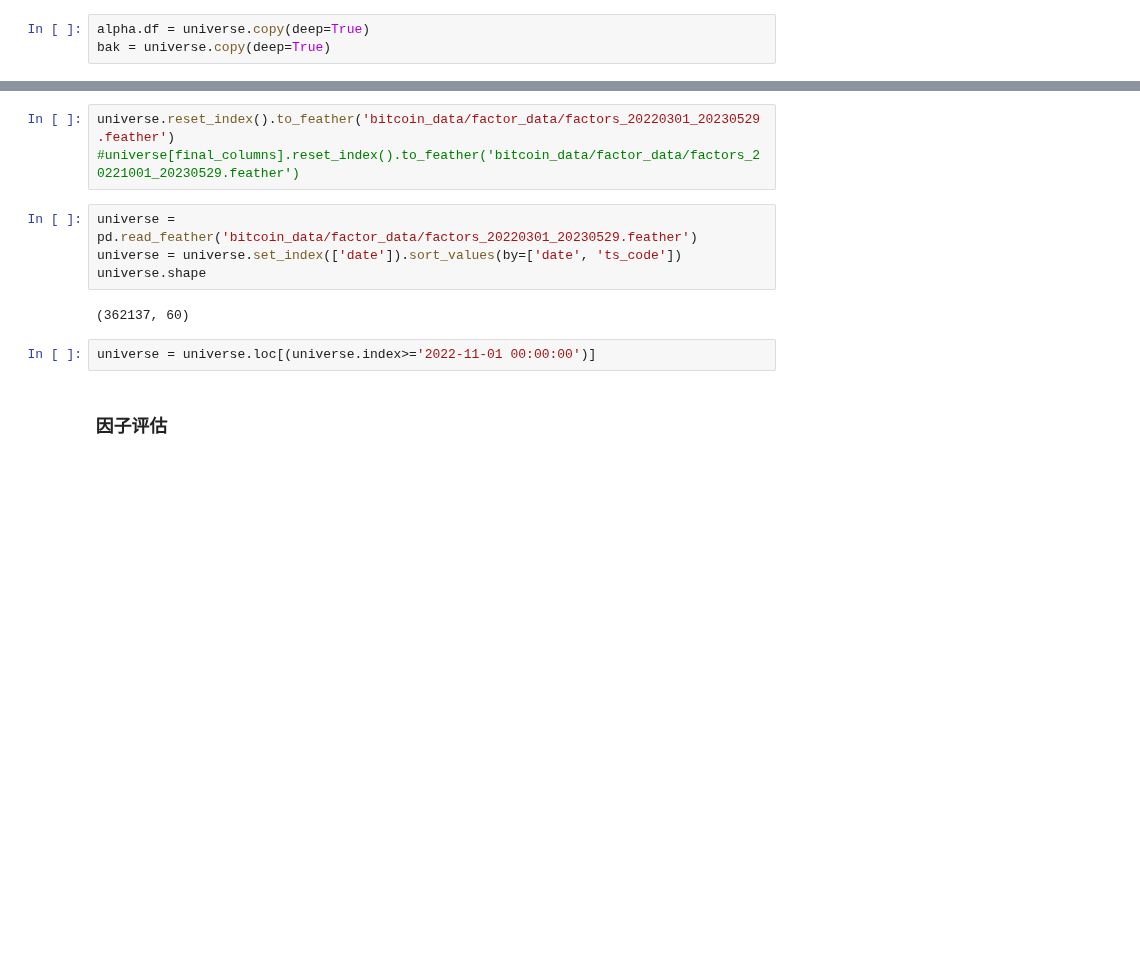
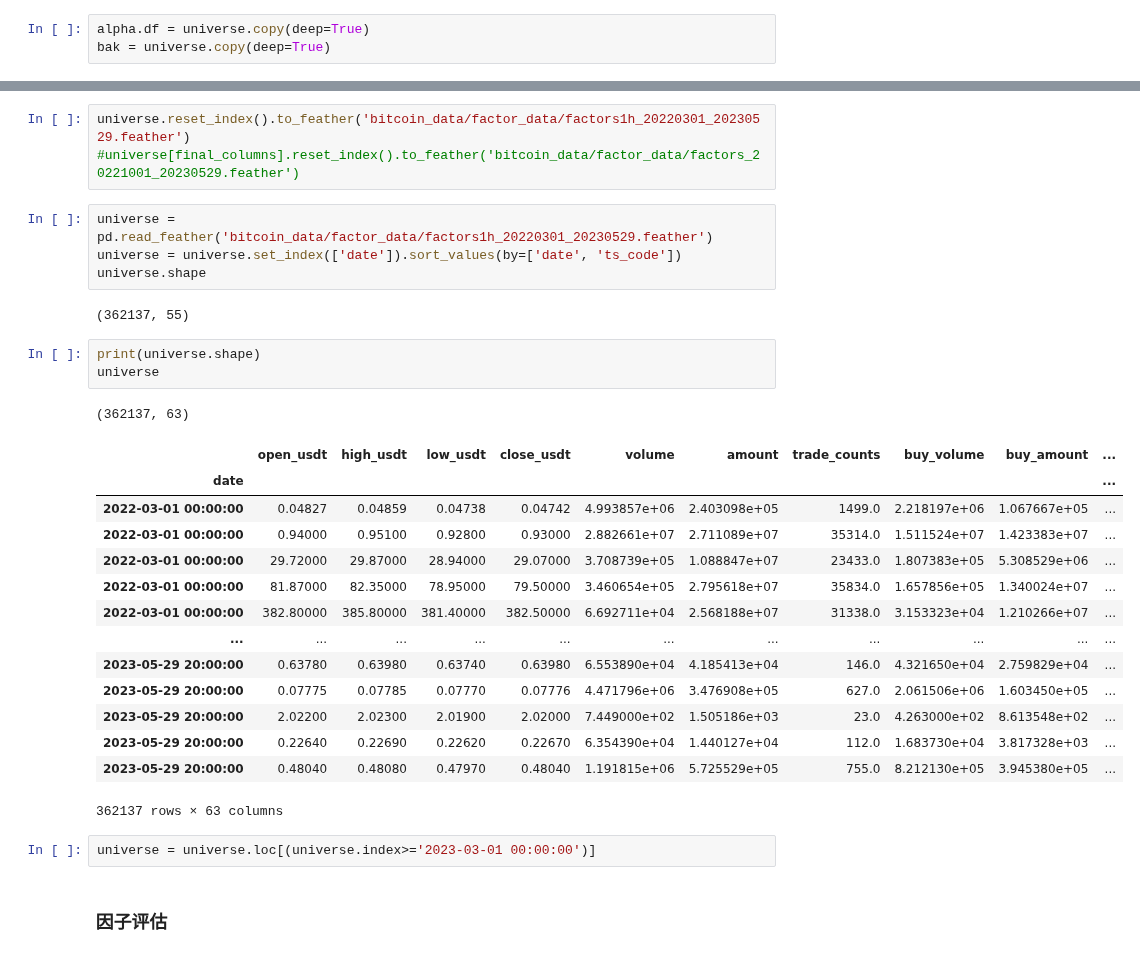
Before and after one commit to JiaRuiming-1/AI-Trading, a Jupyter notebook: alpha_factor/Bitcon_Test.ipynb, the cells around one changed output, grey strips where cells are left out. Drawn from its saved outputs; the diff is of its cells as text; blank space fills up the shorter version.

```diff
--- a/alpha_factor/Bitcon_Test.ipynb
+++ b/alpha_factor/Bitcon_Test.ipynb
@@ -443,15 +502,34 @@ Index(['open_usdt', 'high_usdt', 'low_usdt', 'close_usdt', 'volume', 'amount',
       dtype='object')
 # %%
-universe.reset_index().to_feather('bitcoin_data/factor_data/factors_20220301_20230529.feather')
+universe.reset_index().to_feather('bitcoin_data/factor_data/factors1h_20220301_20230529.feather')
 #universe[final_columns].reset_index().to_feather('bitcoin_data/factor_data/factors_20221001_20230529.feather')
 # %%
-universe = pd.read_feather('bitcoin_data/factor_data/factors_20220301_20230529.feather')
+universe = pd.read_feather('bitcoin_data/factor_data/factors1h_20220301_20230529.feather')
 universe = universe.set_index(['date']).sort_values(by=['date', 'ts_code'])
 universe.shape
 # %% [output]
-(362137, 60)
+(362137, 55)
-# %%
-universe = universe.loc[(universe.index>='2022-11-01 00:00:00')]
+# %%
+print(universe.shape)
+universe
+# %% [output]
+(362137, 63)
+|  | open_usdt | high_usdt | low_usdt | close_usdt | volume | amount | trade_counts | buy_volume | buy_amount | ... |
+| date |  |  |  |  |  |  |  |  |  | ... |
+| 2022-03-01 00:00:00 | 0.04827 | 0.04859 | 0.04738 | 0.04742 | 4.993857e+06 | 2.403098e+05 | 1499.0 | 2.218197e+06 | 1.067667e+05 | ... |
+| 2022-03-01 00:00:00 | 0.94000 | 0.95100 | 0.92800 | 0.93000 | 2.882661e+07 | 2.711089e+07 | 35314.0 | 1.511524e+07 | 1.423383e+07 | ... |
+| 2022-03-01 00:00:00 | 29.72000 | 29.87000 | 28.94000 | 29.07000 | 3.708739e+05 | 1.088847e+07 | 23433.0 | 1.807383e+05 | 5.308529e+06 | ... |
+| 2022-03-01 00:00:00 | 81.87000 | 82.35000 | 78.95000 | 79.50000 | 3.460654e+05 | 2.795618e+07 | 35834.0 | 1.657856e+05 | 1.340024e+07 | ... |
+| 2022-03-01 00:00:00 | 382.80000 | 385.80000 | 381.40000 | 382.50000 | 6.692711e+04 | 2.568188e+07 | 31338.0 | 3.153323e+04 | 1.210266e+07 | ... |
+| ... | ... | ... | ... | ... | ... | ... | ... | ... | ... | ... |
+| 2023-05-29 20:00:00 | 0.63780 | 0.63980 | 0.63740 | 0.63980 | 6.553890e+04 | 4.185413e+04 | 146.0 | 4.321650e+04 | 2.759829e+04 | ... |
+| 2023-05-29 20:00:00 | 0.07775 | 0.07785 | 0.07770 | 0.07776 | 4.471796e+06 | 3.476908e+05 | 627.0 | 2.061506e+06 | 1.603450e+05 | ... |
+| 2023-05-29 20:00:00 | 2.02200 | 2.02300 | 2.01900 | 2.02000 | 7.449000e+02 | 1.505186e+03 | 23.0 | 4.263000e+02 | 8.613548e+02 | ... |
+| 2023-05-29 20:00:00 | 0.22640 | 0.22690 | 0.22620 | 0.22670 | 6.354390e+04 | 1.440127e+04 | 112.0 | 1.683730e+04 | 3.817328e+03 | ... |
+| 2023-05-29 20:00:00 | 0.48040 | 0.48080 | 0.47970 | 0.48040 | 1.191815e+06 | 5.725529e+05 | 755.0 | 8.212130e+05 | 3.945380e+05 | ... |
+362137 rows × 63 columns
+# %%
+universe = universe.loc[(universe.index>='2023-03-01 00:00:00')]
 # %% [markdown]
 ### 因子评估
 # %%
```
Also changed, not shown: parts of 48 cells of this notebook.
